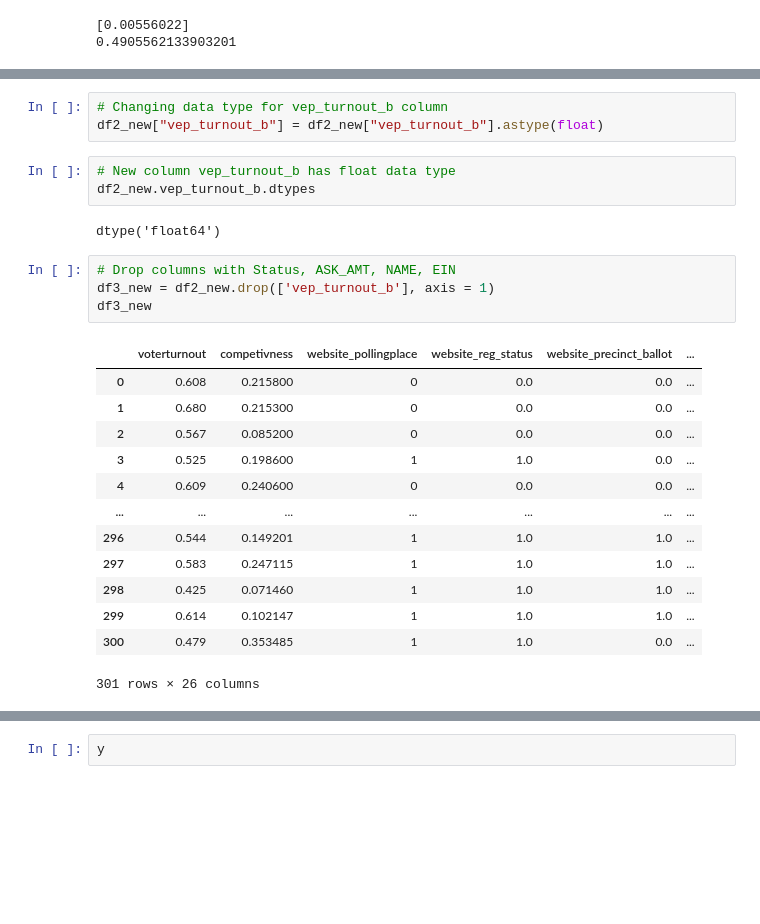
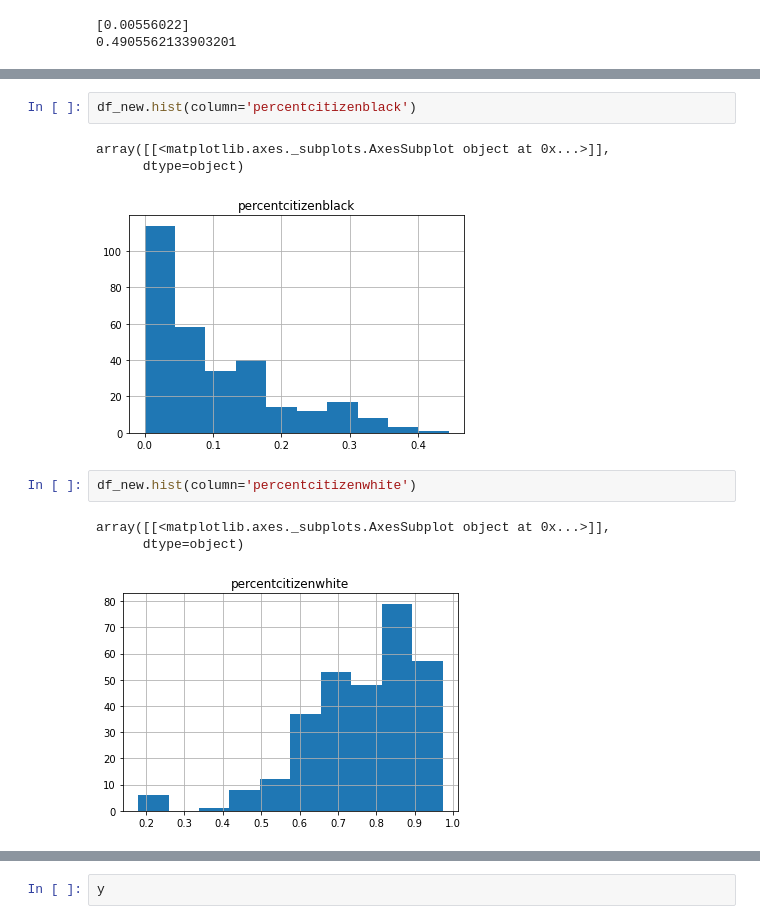
Before and after one commit to mmingoia/HTML_MN_Group_Project, a Jupyter notebook: election.ipynb, the cells around one changed output, grey strips where cells are left out. Cells and saved outputs as stored; diff of their text form; blank space fills up the shorter version.

```diff
--- a/election.ipynb
+++ b/election.ipynb
@@ -377,26 +308,12 @@ CategoricalDtype(categories=[ 0.35,   0.4, 0.425,  0.45, 0.475,   0.5, 0.525,  0
-# %%
-# Changing data type for vep_turnout_b column
-df2_new["vep_turnout_b"] = df2_new["vep_turnout_b"].astype(float)
-# %%
-# New column vep_turnout_b has float data type
-df2_new.vep_turnout_b.dtypes
-# %% [output]
-dtype('float64')
-# %%
-# Drop columns with Status, ASK_AMT, NAME, EIN
-df3_new = df2_new.drop(['vep_turnout_b'], axis = 1)
-df3_new
-# %% [output]
-|  | voterturnout | competivness | website_pollingplace | website_reg_status | website_precinct_ballot | ... |
-| 0 | 0.608 | 0.215800 | 0 | 0.0 | 0.0 | ... |
-| 1 | 0.680 | 0.215300 | 0 | 0.0 | 0.0 | ... |
-| 2 | 0.567 | 0.085200 | 0 | 0.0 | 0.0 | ... |
-| 3 | 0.525 | 0.198600 | 1 | 1.0 | 0.0 | ... |
-| 4 | 0.609 | 0.240600 | 0 | 0.0 | 0.0 | ... |
-| ... | ... | ... | ... | ... | ... | ... |
-| 296 | 0.544 | 0.149201 | 1 | 1.0 | 1.0 | ... |
-| 297 | 0.583 | 0.247115 | 1 | 1.0 | 1.0 | ... |
-| 298 | 0.425 | 0.071460 | 1 | 1.0 | 1.0 | ... |
-| 299 | 0.614 | 0.102147 | 1 | 1.0 | 1.0 | ... |
-| 300 | 0.479 | 0.353485 | 1 | 1.0 | 0.0 | ... |
-301 rows × 26 columns
+# %%
+df_new.hist(column='percentcitizenblack')
+# %% [output]
+array([[<matplotlib.axes._subplots.AxesSubplot object at 0x...>]],
+      dtype=object)
+[figure, added]
+# %%
+df_new.hist(column='percentcitizenwhite')
+# %% [output]
+array([[<matplotlib.axes._subplots.AxesSubplot object at 0x...>]],
+      dtype=object)
+[figure, added]
```
Also changed, not shown: parts of 76 cells of this notebook, 2 other files.
